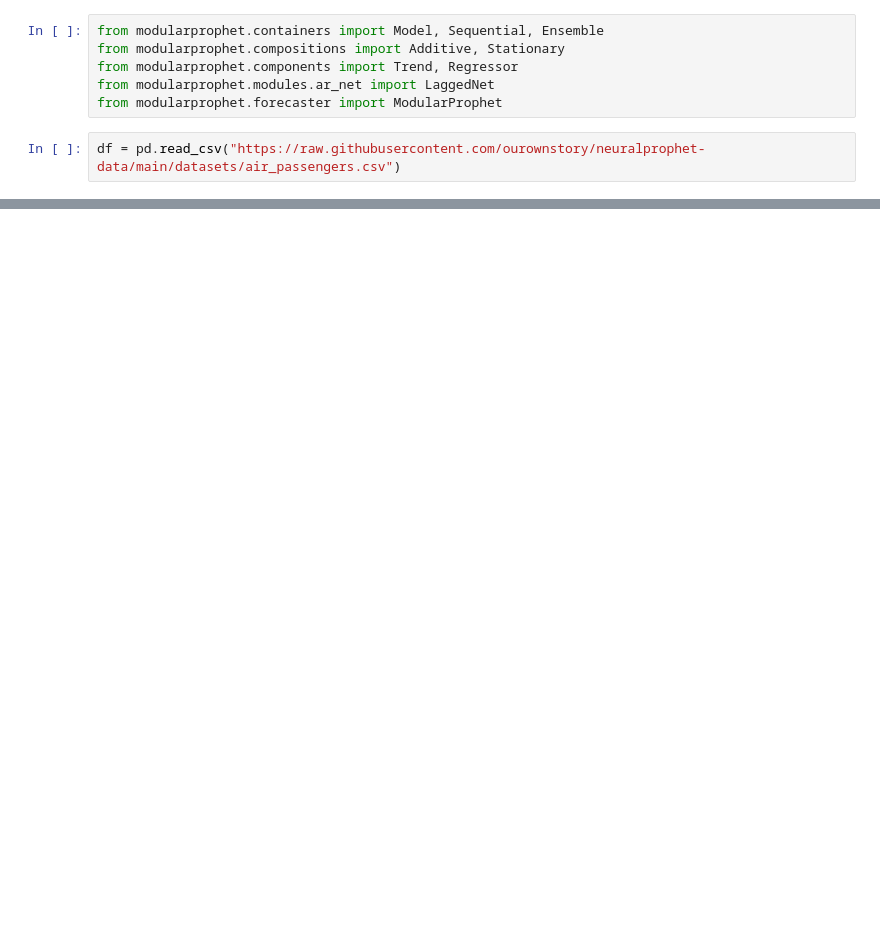
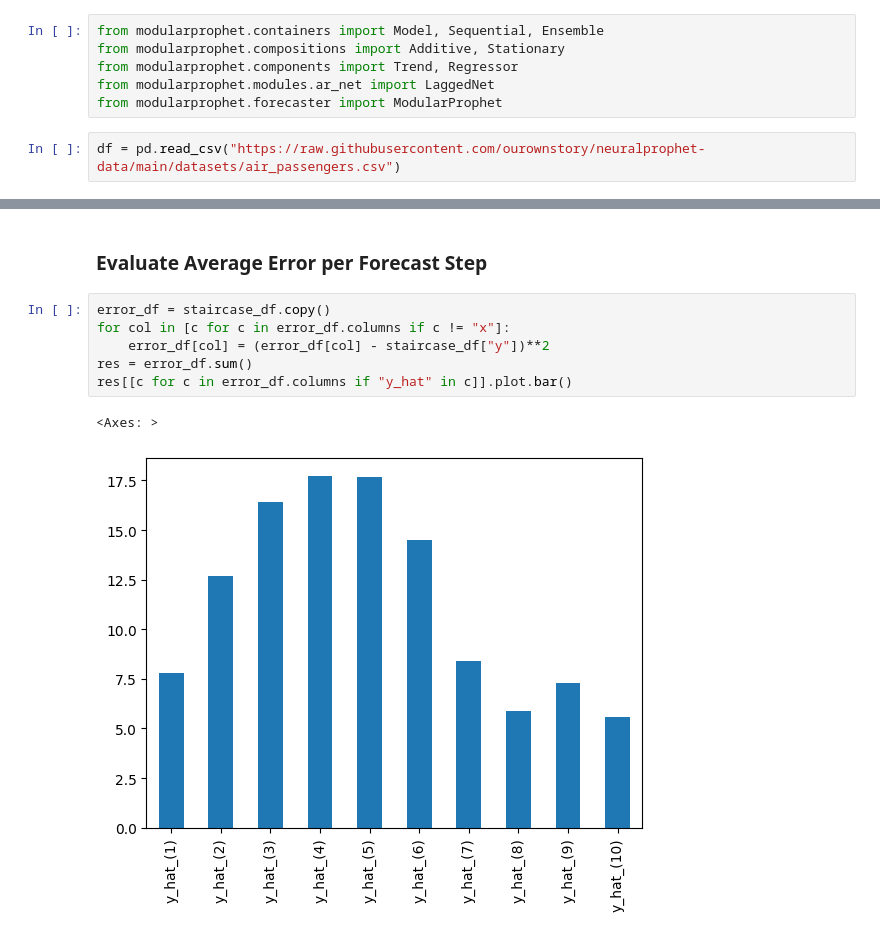
Before and after one commit to karl-richter/ModularProphet, a Jupyter notebook: forecaster.ipynb, the cells around one changed output, grey strips where cells are left out. Drawn from its saved outputs; the diff is of its cells as text; blank space fills up the shorter version.

Commit message:
improved forecaster output

```diff
--- a/forecaster.ipynb
+++ b/forecaster.ipynb
@@ -73,0 +116,11 @@ prediction.plot(x="x", y=[c for c in prediction.columns if c != "x"])
+# %% [markdown]
+### Evaluate Average Error per Forecast Step
+# %%
+error_df = staircase_df.copy()
+for col in [c for c in error_df.columns if c != "x"]:
+    error_df[col] = (error_df[col] - staircase_df["y"])**2
+res = error_df.sum()
+res[[c for c in error_df.columns if "y_hat" in c]].plot.bar()
+# %% [output]
+<Axes: >
+[figure, added]
```
Also changed, not shown: parts of 12 cells of this notebook, 1 other file.
